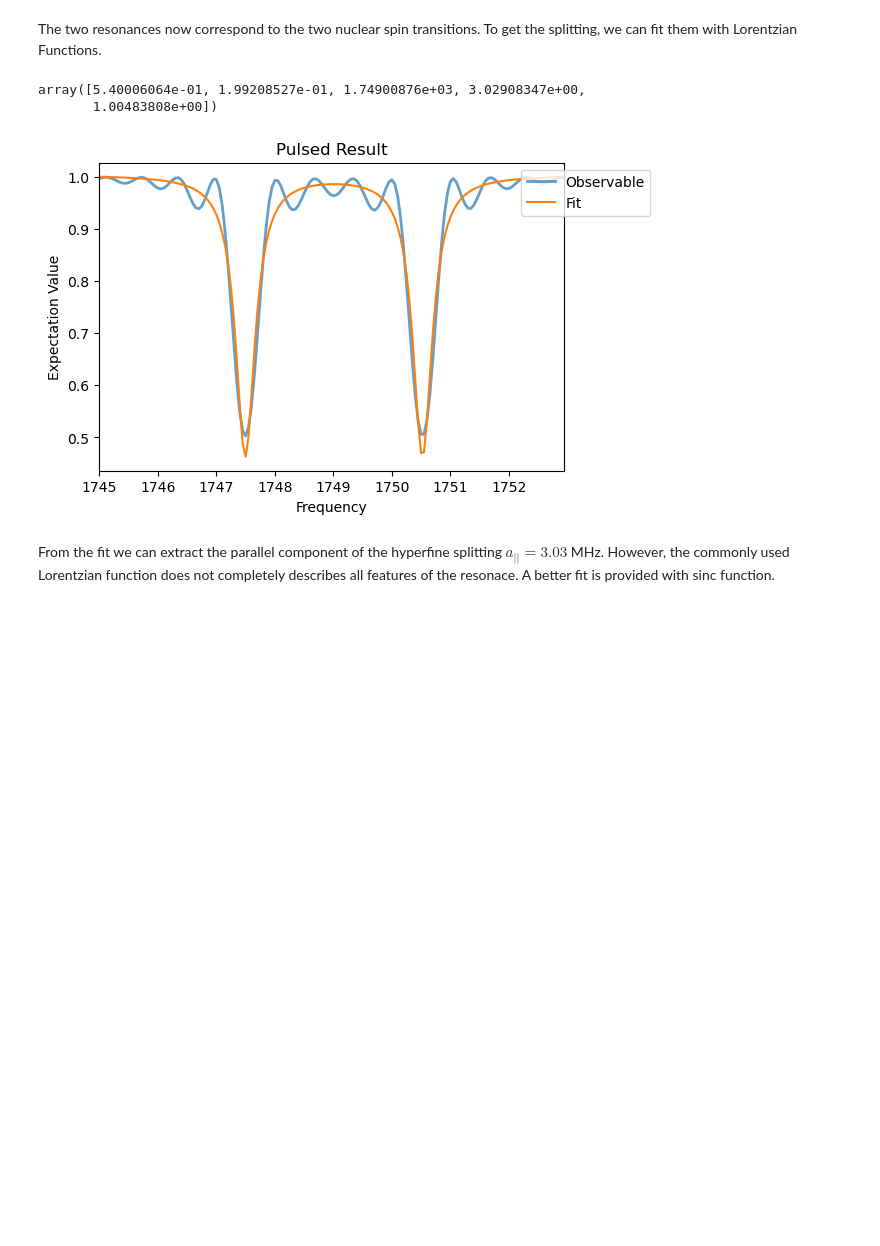
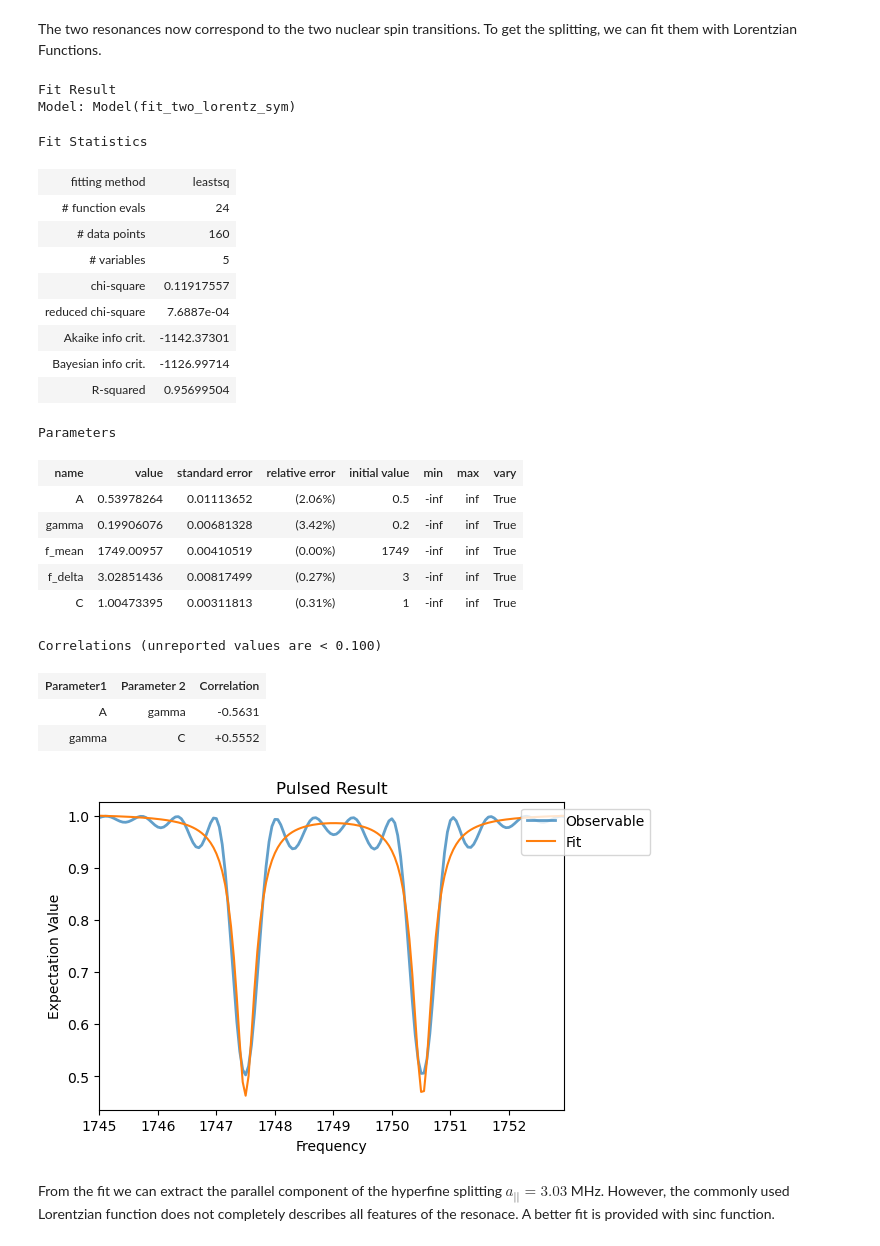
Before and after one commit to QISS-HZB/QuaCCAToo, a Jupyter notebook: docs/example_notebooks/Ex02_NV_Ramsey_PODMR.ipynb, the cells around one changed output. Saved outputs shown, nothing was run; the diff lists cells and outputs as text; code cells hidden in the pictures; blank space fills up the shorter version.

```diff
--- a/docs/example_notebooks/Ex02_NV_Ramsey_PODMR.ipynb
+++ b/docs/example_notebooks/Ex02_NV_Ramsey_PODMR.ipynb
@@ -250,17 +270,38 @@ The two resonances now correspond to the two nuclear spin transitions. To get th
 # %%
 podmr_analysis = Analysis(podmr_exp_2)
 
 # run the fit
 podmr_analysis.run_fit(
-    fit_function = fit_two_lorentz_sym, # we use the same fit function as for the Rabi experiment
-    guess = [.5, .2, 1749, 3, 1], # initial guess for the fit parameters
+    fit_model = Model(fit_two_lorentz_sym),
+    guess = {'A': 0.5, 'gamma': 0.2, 'f_mean':1749, 'f_delta':3,'C':1}, # initial guess for the fit parameters
     )
 
 podmr_analysis.plot_fit(xlabel='Frequency')
-podmr_analysis.fit
+podmr_analysis.fit_params
 # %% [output]
-array([5.40006064e-01, 1.99208527e-01, 1.74900876e+03, 3.02908347e+00,
-       1.00483808e+00])
+Fit Result
+Model: Model(fit_two_lorentz_sym)
+Fit Statistics
+| fitting method | leastsq |
+| # function evals | 24 |
+| # data points | 160 |
+| # variables | 5 |
+| chi-square | 0.11917557 |
+| reduced chi-square | 7.6887e-04 |
+| Akaike info crit. | -1142.37301 |
+| Bayesian info crit. | -1126.99714 |
+| R-squared | 0.95699504 |
+Parameters
+| name | value | standard error | relative error | initial value | min | max | vary |
+| A | 0.53978264 | 0.01113652 | (2.06%) | 0.5 | -inf | inf | True |
+| gamma | 0.19906076 | 0.00681328 | (3.42%) | 0.2 | -inf | inf | True |
+| f_mean | 1749.00957 | 0.00410519 | (0.00%) | 1749 | -inf | inf | True |
+| f_delta | 3.02851436 | 0.00817499 | (0.27%) | 3 | -inf | inf | True |
+| C | 1.00473395 | 0.00311813 | (0.31%) | 1 | -inf | inf | True |
+Correlations (unreported values are < 0.100)
+| Parameter1 | Parameter 2 | Correlation |
+| A | gamma | -0.5631 |
+| gamma | C | +0.5552 |
 [figure]
 # %% [markdown]
 From the fit we can extract the parallel component of the hyperfine splitting $a_{||}=3.03$ MHz. However, the commonly used Lorentzian function does not completely describes all features of the resonace. A better fit is provided with sinc function.
```
Also changed, not shown: parts of 6 cells of this notebook, 7 other files.
